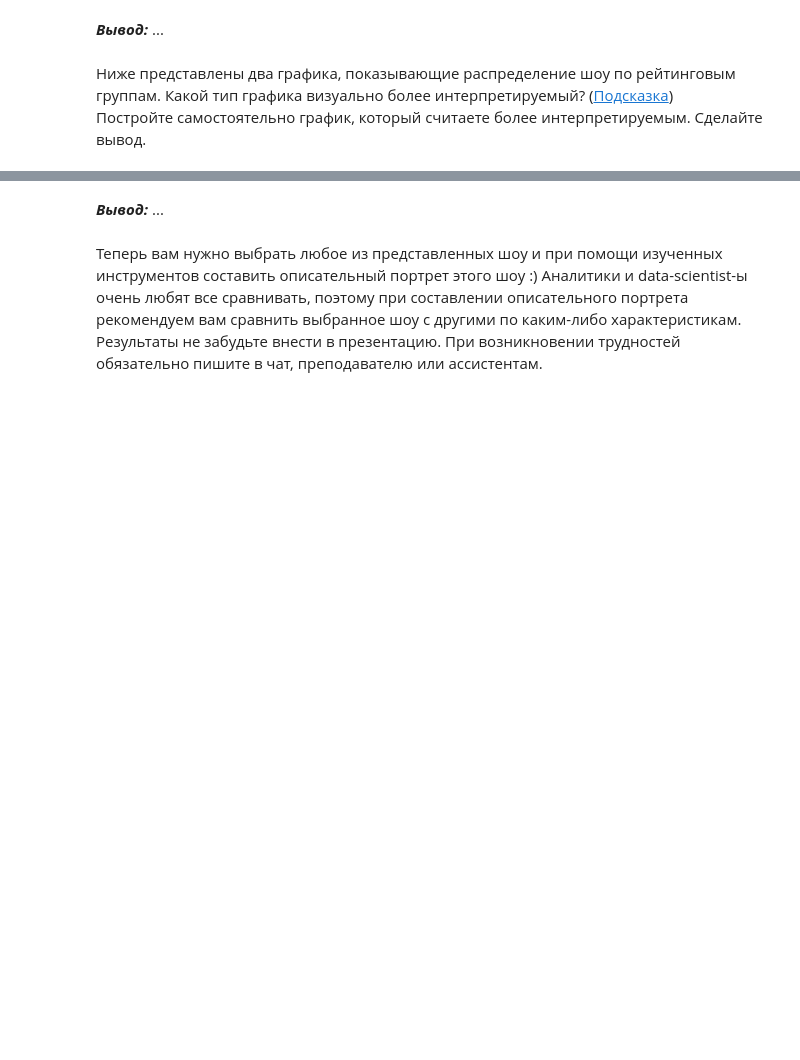
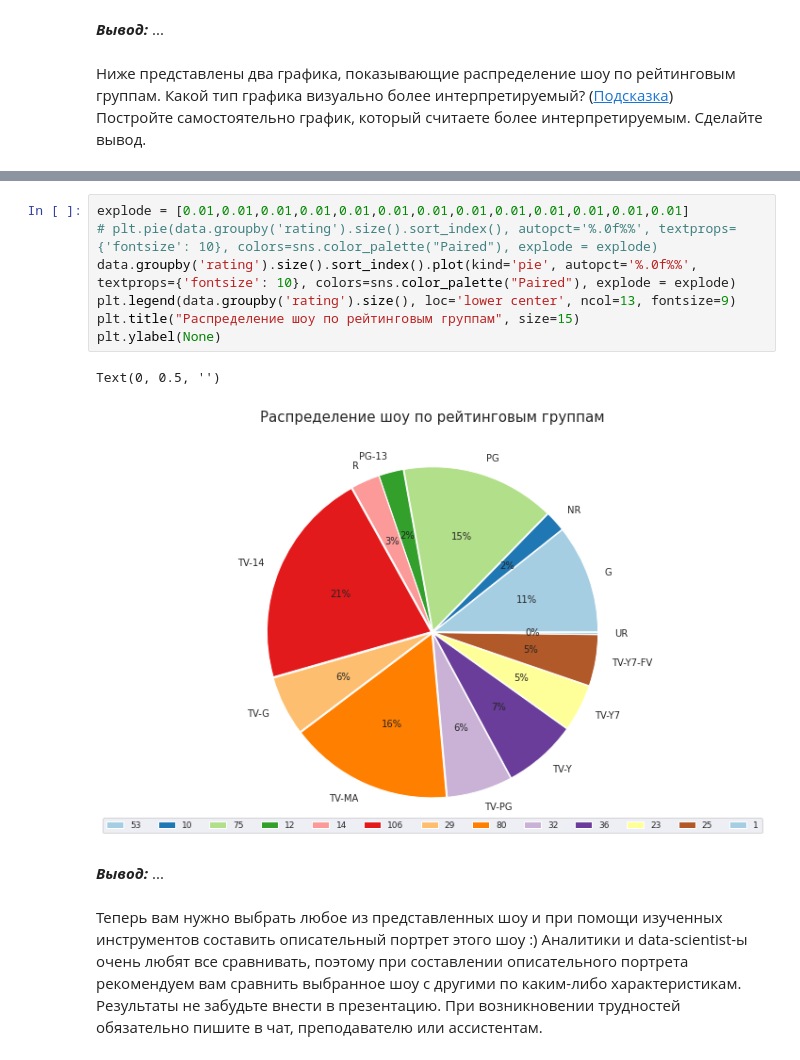
Before and after one commit to VorobyvEgor/Seminar_Sber, a Jupyter notebook: Projects/Егор_Воробьев_[Template]_Групповой_проект__Первичный_анализ_данных_.ipynb, the cells around one changed output, grey strips where cells are left out. Drawn from its saved outputs; the diff is of its cells as text; blank space fills up the shorter version.

```diff
--- a/Projects/Егор_Воробьев_[Template]_Групповой_проект__Первичный_анализ_данных_.ipynb
+++ b/Projects/Егор_Воробьев_[Template]_Групповой_проект__Первичный_анализ_данных_.ipynb
@@ -223,3 +242,13 @@ data_2017['user rating score'].mean()
+# %%
+explode = [0.01,0.01,0.01,0.01,0.01,0.01,0.01,0.01,0.01,0.01,0.01,0.01,0.01]
+# plt.pie(data.groupby('rating').size().sort_index(), autopct='%.0f%%', textprops={'fontsize': 10}, colors=sns.color_palette("Paired"), explode = explode)
+data.groupby('rating').size().sort_index().plot(kind='pie', autopct='%.0f%%', textprops={'fontsize': 10}, colors=sns.color_palette("Paired"), explode = explode)
+plt.legend(data.groupby('rating').size(), loc='lower center', ncol=13, fontsize=9)
+plt.title("Распределение шоу по рейтинговым группам", size=15)
+plt.ylabel(None)
+# %% [output]
+Text(0, 0.5, '')
+[figure, added]
 # %% [markdown]
 ***Вывод:*** ...
 # %% [markdown]
```
Also changed, not shown: parts of 9 cells of this notebook.
